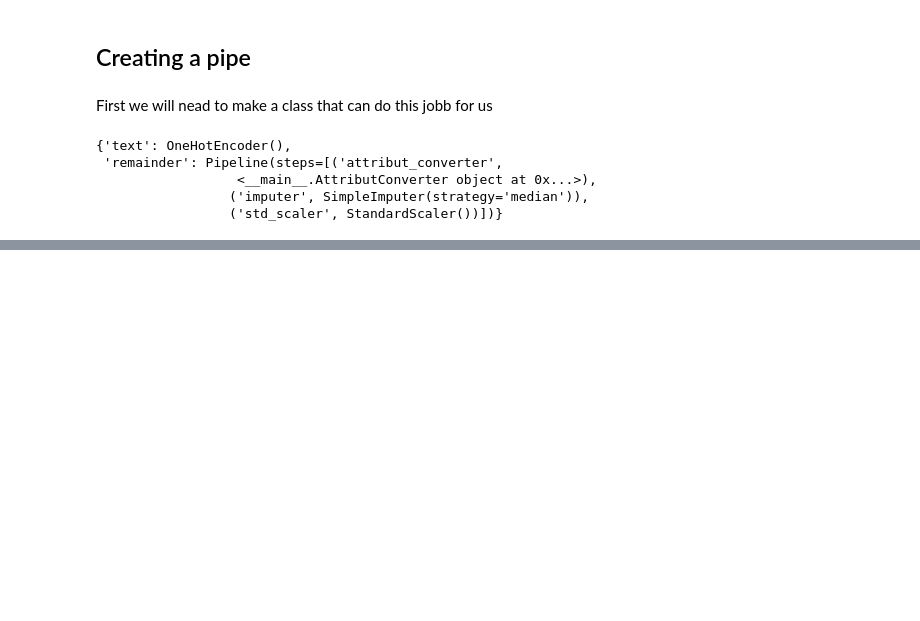
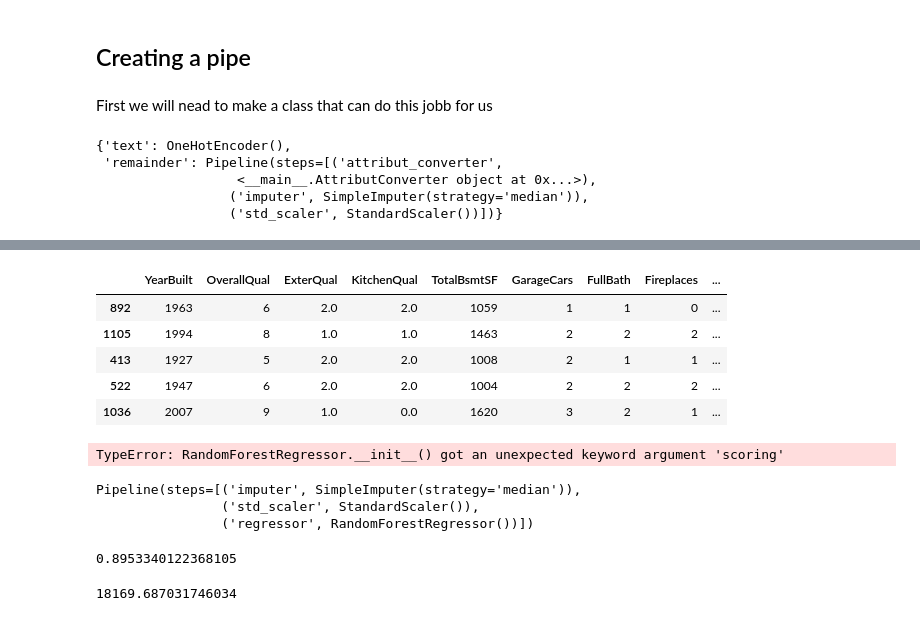
Before and after one commit to 591337/HousingPrice, a Jupyter notebook: HousingPrices.ipynb, the cells around one changed output, grey strips where cells are left out. Drawn from its saved outputs; the diff is of its cells as text; code cells hidden in the pictures; blank space fills up the shorter version.

```diff
--- a/HousingPrices.ipynb
+++ b/HousingPrices.ipynb
@@ -420,7 +427,7 @@ full_convert_pipe = ColumnTransformer([
     remainder=num_pipe
 )
 # %%
-d = full_convert_pipe.fit_transform(housingprice)
+d = full_convert_pipe.fit_transform(X_train)
 # %%
 full_convert_pipe.named_transformers_
 # %% [output]
@@ -511,0 +541,18 @@ dump(rand, filename)
+# %%
+correct_data = housingprice[["YearBuilt", "OverallQual", "ExterQual", "KitchenQual", "TotalBsmtSF",
+                              "GarageCars", "FullBath", "Fireplaces", "1stFlrSF", "2ndFlrSF", "SalePrice"]]
+
+correct_data = toIntConvert(correct_data)
+
+X = correct_data.drop(columns="SalePrice")
+y = correct_data["SalePrice"]
+X_train, X_test, y_train, y_test = train_test_split(X, y, test_size=0.3, random_state=42)
+# %%
+X_test.head()
+# %% [output]
+|  | YearBuilt | OverallQual | ExterQual | KitchenQual | TotalBsmtSF | GarageCars | FullBath | Fireplaces | ... |
+| 892 | 1963 | 6 | 2.0 | 2.0 | 1059 | 1 | 1 | 0 | ... |
+| 1105 | 1994 | 8 | 1.0 | 1.0 | 1463 | 2 | 2 | 2 | ... |
+| 413 | 1927 | 5 | 2.0 | 2.0 | 1008 | 2 | 1 | 1 | ... |
+| 522 | 1947 | 6 | 2.0 | 2.0 | 1004 | 2 | 2 | 2 | ... |
+| 1036 | 2007 | 9 | 1.0 | 0.0 | 1620 | 3 | 2 | 1 | ... |
@@ -511,0 +572,25 @@ dump(rand, filename)
+# %%
+full_pipe = Pipeline([
+    #('attribut_converter', AttributConverter2()),
+    ('imputer', SimpleImputer(strategy="median")),
+    ('std_scaler', StandardScaler()),
+    ('regressor', RandomForestRegressor(scoring='neg_median_absolute_error')),
+])
+# %% [output]
+TypeError: RandomForestRegressor.__init__() got an unexpected keyword argument 'scoring'
+# %%
+full_pipe.fit(X_train, y_train)
+# %% [output]
+Pipeline(steps=[('imputer', SimpleImputer(strategy='median')),
+                ('std_scaler', StandardScaler()),
+                ('regressor', RandomForestRegressor())])
+# %%
+full_pipe.score(X_test, y_test)
+# %% [output]
+0.8953340122368105
+# %%
+from sklearn.metrics import mean_absolute_error
+y_pred = full_pipe.predict(X_test)
+mean_absolute_error(y_test, y_pred)
+# %% [output]
+18169.687031746034
```
Also changed, not shown: parts of 24 cells of this notebook, 1 other file.
